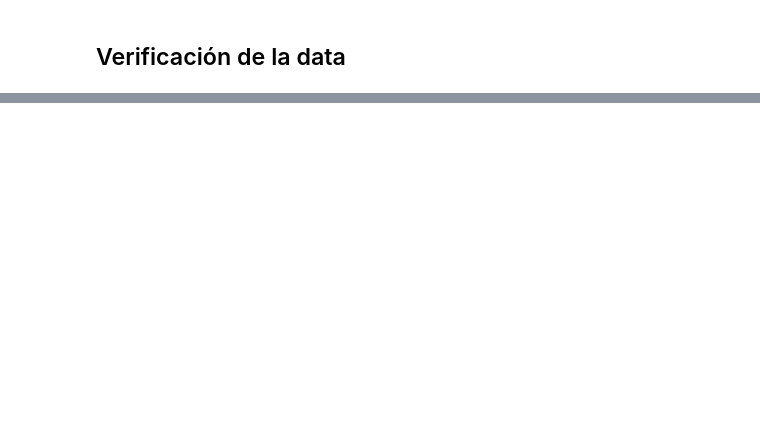
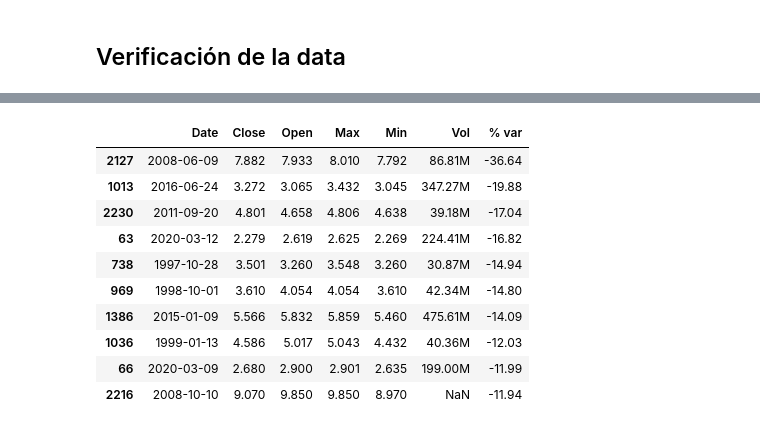
Before and after one commit to alfongoma/TFM, a Jupyter notebook: history_data.ipynb, the cells around one changed output, grey strips where cells are left out. Saved outputs shown, nothing was run; the diff lists cells and outputs as text; code cells hidden in the pictures; blank space fills up the shorter version.

```diff
--- a/history_data.ipynb
+++ b/history_data.ipynb
@@ -167,0 +161,15 @@ Observando la gráfica vemos que en junio hay una caída de más de 35% del valo
+# %%
+# Ordenados de forma ascendente para verificar las mayores caidas
+df_stock.sort_values(by=['% var'],ascending=True).head(10)
+# %% [output]
+|  | Date | Close | Open | Max | Min | Vol | % var |
+| 2127 | 2008-06-09 | 7.882 | 7.933 | 8.010 | 7.792 | 86.81M | -36.64 |
+| 1013 | 2016-06-24 | 3.272 | 3.065 | 3.432 | 3.045 | 347.27M | -19.88 |
+| 2230 | 2011-09-20 | 4.801 | 4.658 | 4.806 | 4.638 | 39.18M | -17.04 |
+| 63 | 2020-03-12 | 2.279 | 2.619 | 2.625 | 2.269 | 224.41M | -16.82 |
+| 738 | 1997-10-28 | 3.501 | 3.260 | 3.548 | 3.260 | 30.87M | -14.94 |
+| 969 | 1998-10-01 | 3.610 | 4.054 | 4.054 | 3.610 | 42.34M | -14.80 |
+| 1386 | 2015-01-09 | 5.566 | 5.832 | 5.859 | 5.460 | 475.61M | -14.09 |
+| 1036 | 1999-01-13 | 4.586 | 5.017 | 5.043 | 4.432 | 40.36M | -12.03 |
+| 66 | 2020-03-09 | 2.680 | 2.900 | 2.901 | 2.635 | 199.00M | -11.99 |
+| 2216 | 2008-10-10 | 9.070 | 9.850 | 9.850 | 8.970 | NaN | -11.94 |
```
Also changed, not shown: parts of 19 cells of this notebook, 1 other file.
